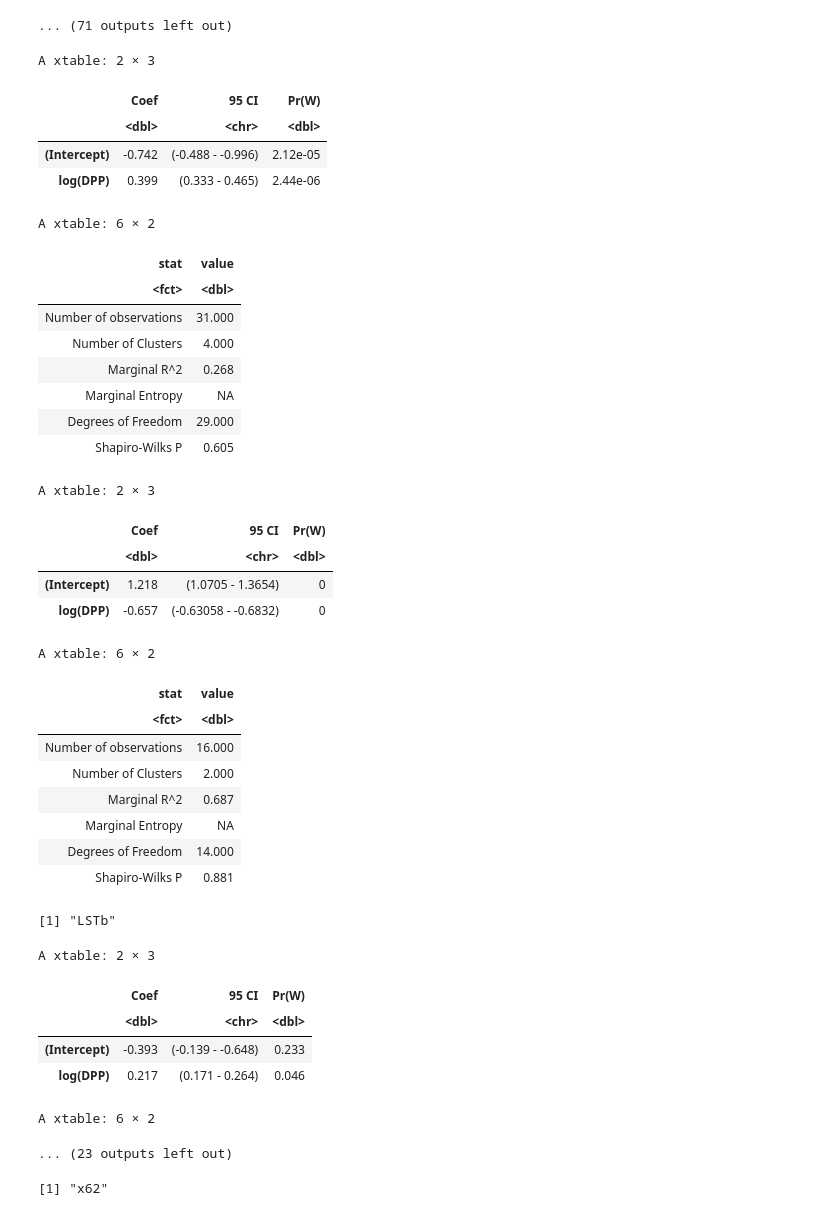
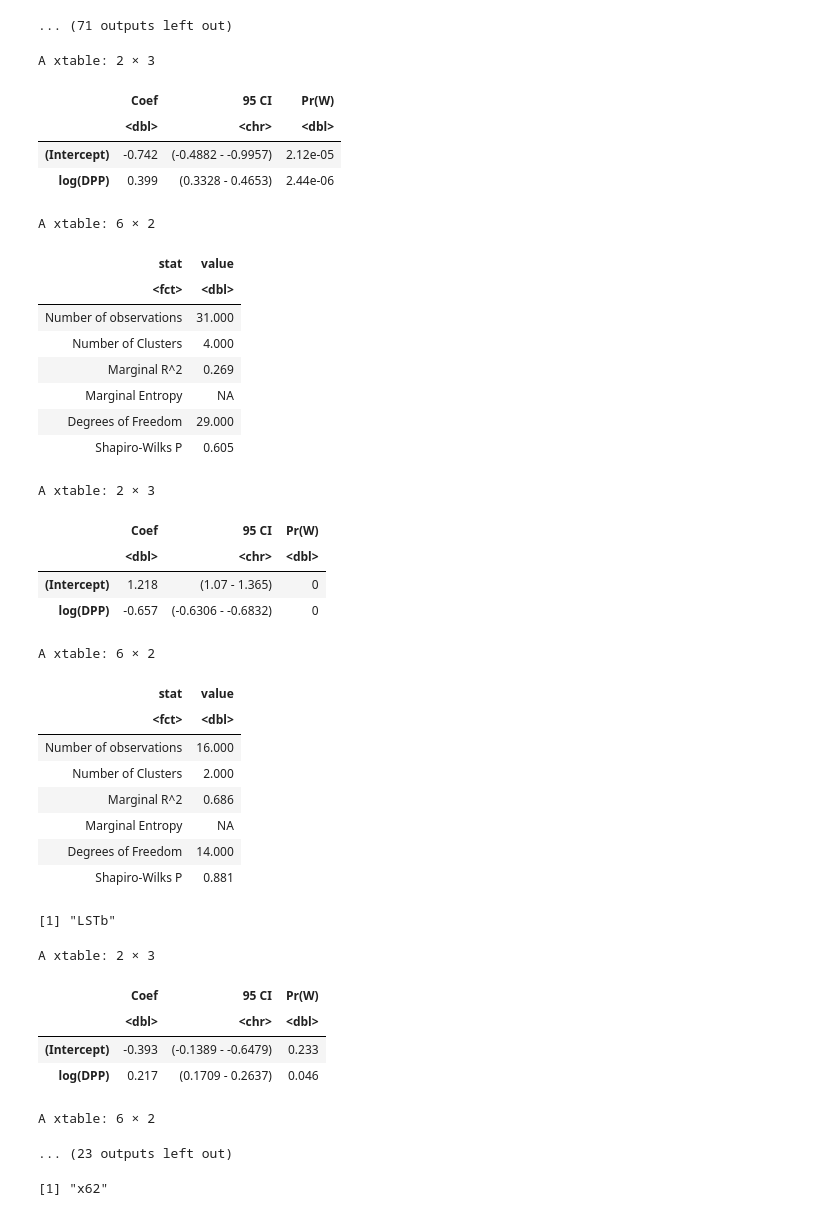
Before and after one commit to LewisLabUCSD/GlyCompare, a Jupyter notebook: example_notebook/Fig4_Fig5_hmo_stats.ipynb, the cells around one changed output. Drawn from its saved outputs; the diff is of its cells as text; code cells hidden in the pictures.

```diff
--- a/example_notebook/Fig4_Fig5_hmo_stats.ipynb
+++ b/example_notebook/Fig4_Fig5_hmo_stats.ipynb
@@ -222,69 +222,69 @@ x=data$smallest_motif_abundance_dropped_more
 
 mod<-geeglm(scale(log(X62+.0001))~ log(DPP),
     id=PateintID,data=x[ x$Secretor,] ,corstr='exchangeable')
-parseSummary.GEEpack(mod)
+parseSummary.GEEpack(mod,4)
 
 x=data$smallest_motif_abundance_dropped_more
 mod<-geeglm(scale(log(X62+.0001))~ log(DPP),
     id=PateintID,data=x[ !x$Secretor,] ,corstr='exchangeable')
-parseSummary.GEEpack(mod,5)
+parseSummary.GEEpack(mod,4)
 
 
 
 x=data$glycan_percent
 
 print('LSTb')
 mod<-geeglm(scale(log(LSTb+.0001))~ log(DPP),
     id=PateintID,data=x[ x$Secretor,] ,corstr='exchangeable')
-parseSummary.GEEpack(mod)
+parseSummary.GEEpack(mod,4)
 
 mod<-geeglm(scale(log(LSTb+.0001))~ log(DPP),
     id=PateintID,data=x[ !x$Secretor,] ,corstr='exchangeable')
-parseSummary.GEEpack(mod,5)
+parseSummary.GEEpack(mod,4)
 
 print('DSLNT')
 mod<-geeglm(scale(log(DSLNT+.0001))~ log(DPP),
     id=PateintID,data=x[ x$Secretor,] ,corstr='exchangeable')
-parseSummary.GEEpack(mod)
+parseSummary.GEEpack(mod,4)
 
 mod<-geeglm(scale(log(DSLNT+.0001))~ log(DPP),
     id=PateintID,data=x[ !x$Secretor,] ,corstr='exchangeable')
-parseSummary.GEEpack(mod,5)
+parseSummary.GEEpack(mod,4)
 
 print('DSLNH')
 mod<-geeglm(scale(log(DSLNH+.0001))~ log(DPP),
     id=PateintID,data=x[ x$Secretor,] ,corstr='exchangeable')
-parseSummary.GEEpack(mod)
+parseSummary.GEEpack(mod,4)
 
 mod<-geeglm(scale(log(DSLNH+.0001))~ log(DPP),
     id=PateintID,data=x[ !x$Secretor,] ,corstr='exchangeable')
-parseSummary.GEEpack(mod,5)
+parseSummary.GEEpack(mod,4)
 # %% [output]
 A xtable: 2 × 3
 |  | Coef | 95 CI | Pr(W) |
 |  | <dbl> | <chr> | <dbl> |
-| (Intercept) | -0.742 | (-0.488 - -0.996) | 2.12e-05 |
-| log(DPP) | 0.399 | (0.333 - 0.465) | 2.44e-06 |
+| (Intercept) | -0.742 | (-0.4882 - -0.9957) | 2.12e-05 |
+| log(DPP) | 0.399 | (0.3328 - 0.4653) | 2.44e-06 |
 A xtable: 6 × 2
 | stat | value |
 | <fct> | <dbl> |
 | Number of observations | 31.000 |
 | Number of Clusters | 4.000 |
-| Marginal R^2 | 0.268 |
+| Marginal R^2 | 0.269 |
 | Marginal Entropy | NA |
 | Degrees of Freedom | 29.000 |
 | Shapiro-Wilks P | 0.605 |
 A xtable: 2 × 3
 |  | Coef | 95 CI | Pr(W) |
 |  | <dbl> | <chr> | <dbl> |
-| (Intercept) | 1.218 | (1.0705 - 1.3654) | 0 |
-| log(DPP) | -0.657 | (-0.63058 - -0.6832) | 0 |
+| (Intercept) | 1.218 | (1.07 - 1.365) | 0 |
+| log(DPP) | -0.657 | (-0.6306 - -0.6832) | 0 |
 A xtable: 6 × 2
 | stat | value |
 | <fct> | <dbl> |
 | Number of observations | 16.000 |
 | Number of Clusters | 2.000 |
-| Marginal R^2 | 0.687 |
+| Marginal R^2 | 0.686 |
 | Marginal Entropy | NA |
 | Degrees of Freedom | 14.000 |
 | Shapiro-Wilks P | 0.881 |
@@ -292,8 +292,8 @@ A xtable: 6 × 2
 A xtable: 2 × 3
 |  | Coef | 95 CI | Pr(W) |
 |  | <dbl> | <chr> | <dbl> |
-| (Intercept) | -0.393 | (-0.139 - -0.648) | 0.233 |
-| log(DPP) | 0.217 | (0.171 - 0.264) | 0.046 |
+| (Intercept) | -0.393 | (-0.1389 - -0.6479) | 0.233 |
+| log(DPP) | 0.217 | (0.1709 - 0.2637) | 0.046 |
 A xtable: 6 × 2
 ... (23 outputs left out)
 # %%
```
Also changed, not shown: 1 other file.
